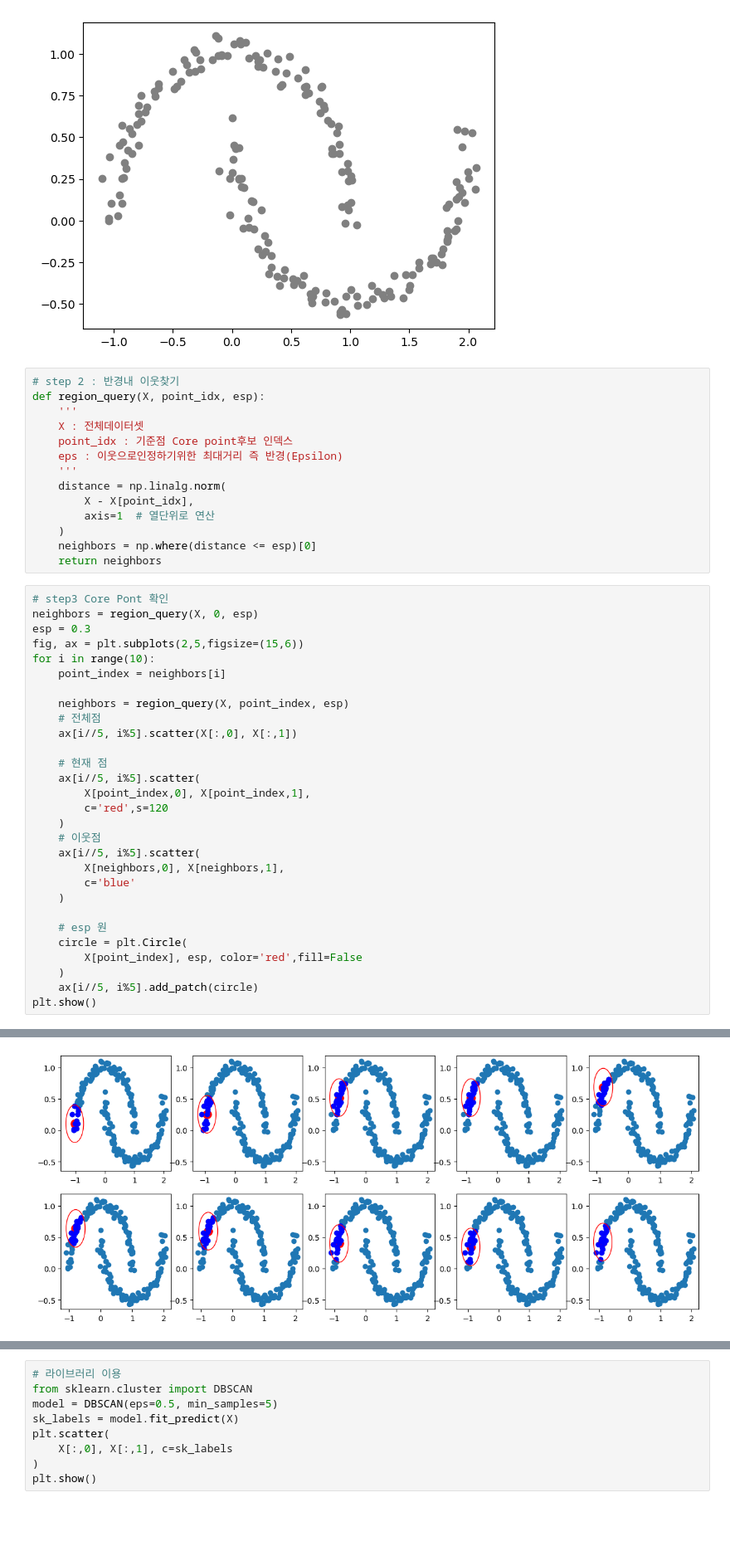
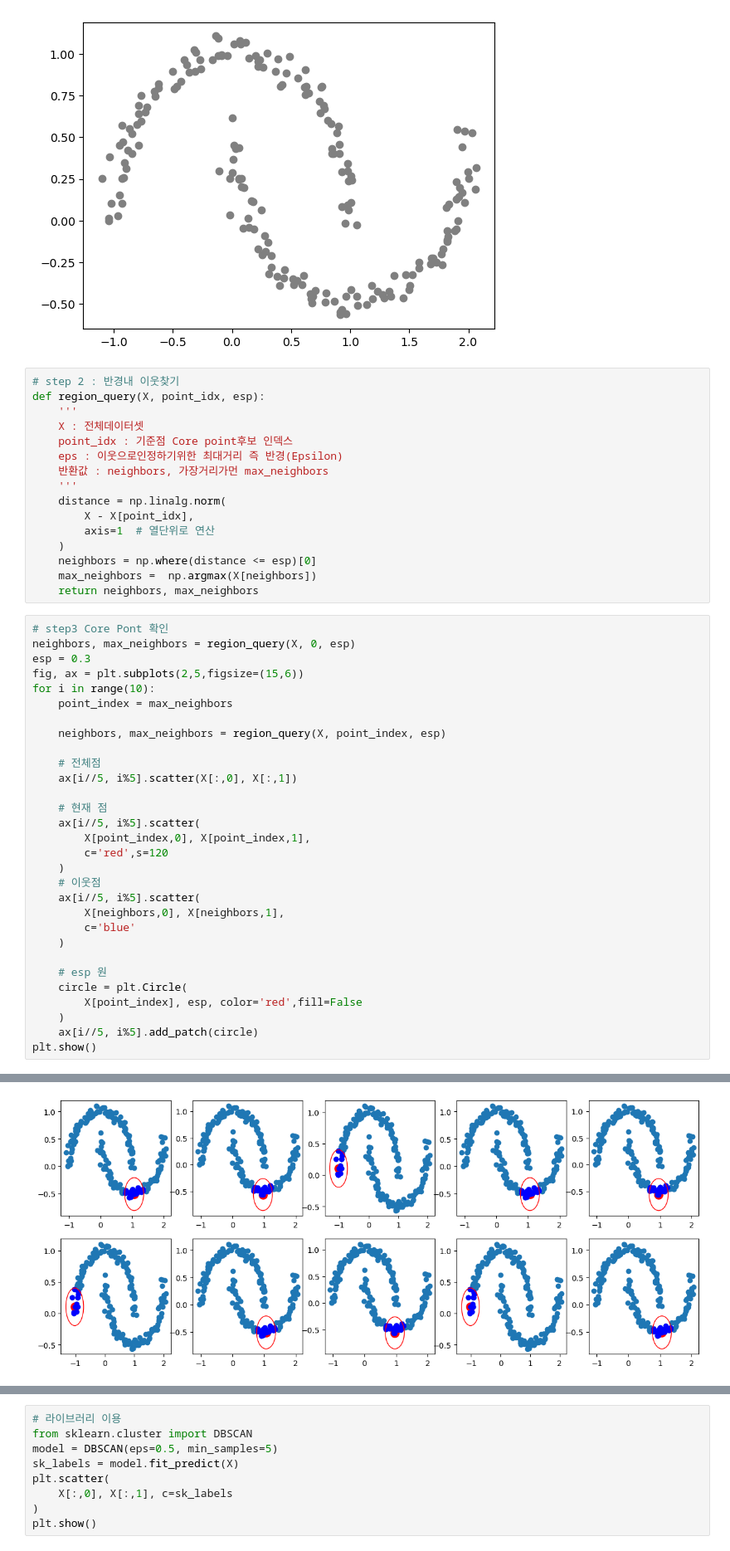
Before and after one commit to skn29teacher/skn29_lecture, a Jupyter notebook: 머신러닝/09.군집/DBSCAN.ipynb, the cells around one changed output, grey strips where cells are left out. Shown at 83% size. Drawn from its saved outputs; the diff is of its cells as text; blank space fills up the shorter version.

```diff
--- a/머신러닝/09.군집/DBSCAN.ipynb
+++ b/머신러닝/09.군집/DBSCAN.ipynb
@@ -65,22 +65,25 @@ def region_query(X, point_idx, esp):
     X : 전체데이터셋
     point_idx : 기준점 Core point후보 인덱스
     eps : 이웃으로인정하기위한 최대거리 즉 반경(Epsilon)
+    반환값 : neighbors, 가장거리가먼 max_neighbors
     '''
     distance = np.linalg.norm(
         X - X[point_idx],
         axis=1  # 열단위로 연산
     )
     neighbors = np.where(distance <= esp)[0]
-    return neighbors
+    max_neighbors =  np.argmax(X[neighbors])
+    return neighbors, max_neighbors
 # %%
 # step3 Core Pont 확인
-neighbors = region_query(X, 0, esp)
+neighbors, max_neighbors = region_query(X, 0, esp)
 esp = 0.3
 fig, ax = plt.subplots(2,5,figsize=(15,6))
 for i in range(10):
-    point_index = neighbors[i]
+    point_index = max_neighbors
 
-    neighbors = region_query(X, point_index, esp)
+    neighbors, max_neighbors = region_query(X, point_index, esp)
+
     # 전체점
     ax[i//5, i%5].scatter(X[:,0], X[:,1])
 
@@ -115 +108 @@ esp = 0.3
-[figure, old version]
+[figure, new version]
```
Also changed, not shown: parts of 3 cells of this notebook.
